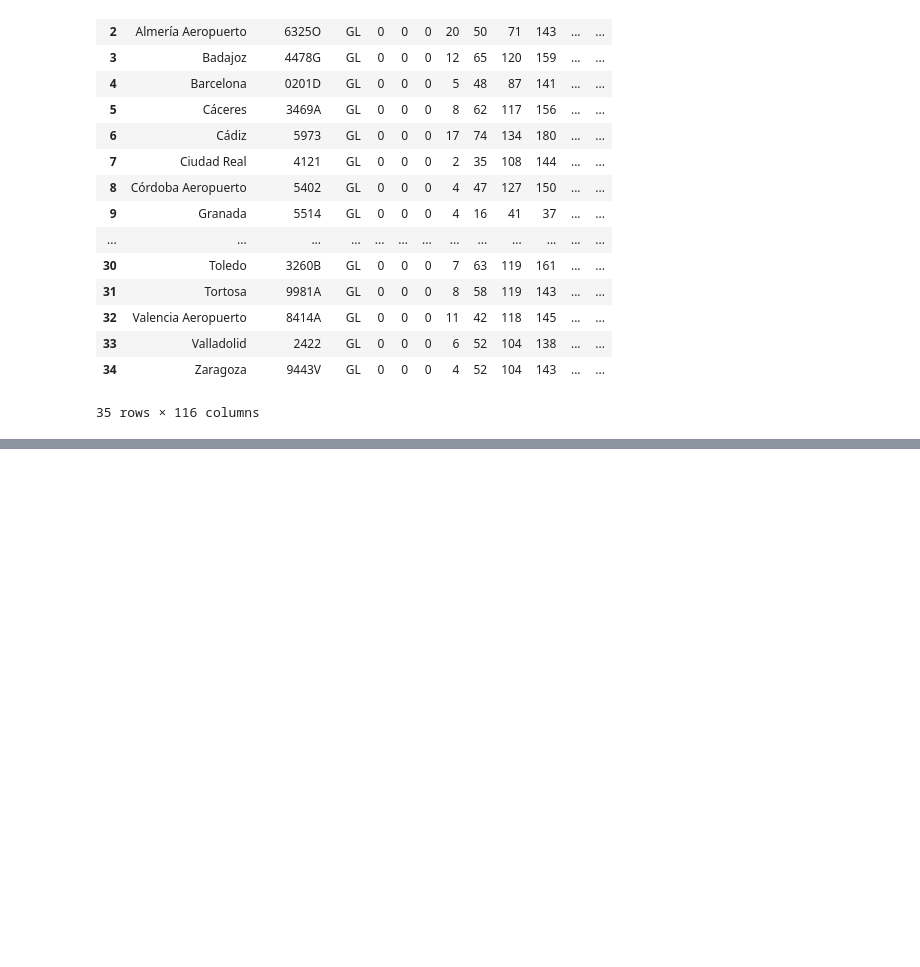
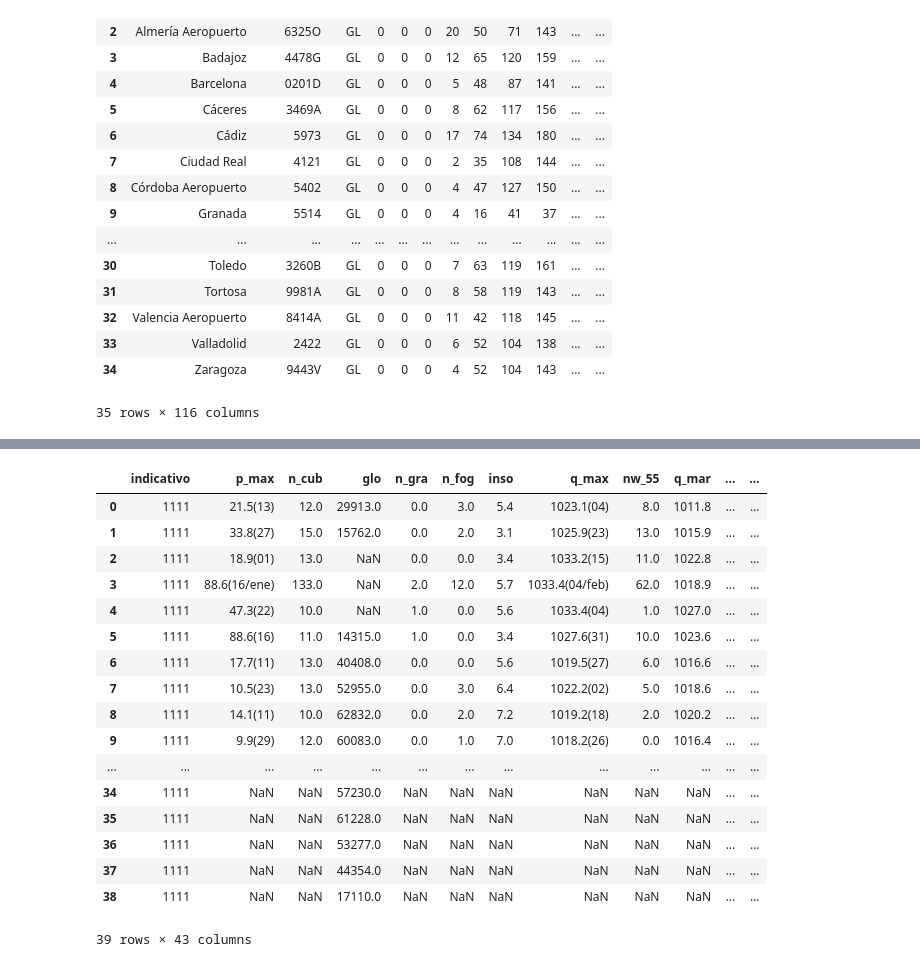
Before and after one commit to jonkar-diazperez/ML_JCDP, a Jupyter notebook: Pruebas.ipynb, the cells around one changed output, grey strips where cells are left out. Drawn from its saved outputs; the diff is of its cells as text; code cells hidden in the pictures; blank space fills up the shorter version.

```diff
--- a/Pruebas.ipynb
+++ b/Pruebas.ipynb
@@ -26,0 +426,22 @@ df_aemet
+# %%
+df_aemet_san_glo = pd.read_json('DATASETS/AEMET/AEMET SAN GLO DATOS Anuales.txt', orient='records')
+df_aemet_san_glo
+# %% [output]
+|  | indicativo | p_max | n_cub | glo | n_gra | n_fog | inso | q_max | nw_55 | q_mar | ... | ... |
+| 0 | 1111 | 21.5(13) | 12.0 | 29913.0 | 0.0 | 3.0 | 5.4 | 1023.1(04) | 8.0 | 1011.8 | ... | ... |
+| 1 | 1111 | 33.8(27) | 15.0 | 15762.0 | 0.0 | 2.0 | 3.1 | 1025.9(23) | 13.0 | 1015.9 | ... | ... |
+| 2 | 1111 | 18.9(01) | 13.0 | NaN | 0.0 | 0.0 | 3.4 | 1033.2(15) | 11.0 | 1022.8 | ... | ... |
+| 3 | 1111 | 88.6(16/ene) | 133.0 | NaN | 2.0 | 12.0 | 5.7 | 1033.4(04/feb) | 62.0 | 1018.9 | ... | ... |
+| 4 | 1111 | 47.3(22) | 10.0 | NaN | 1.0 | 0.0 | 5.6 | 1033.4(04) | 1.0 | 1027.0 | ... | ... |
+| 5 | 1111 | 88.6(16) | 11.0 | 14315.0 | 1.0 | 0.0 | 3.4 | 1027.6(31) | 10.0 | 1023.6 | ... | ... |
+| 6 | 1111 | 17.7(11) | 13.0 | 40408.0 | 0.0 | 0.0 | 5.6 | 1019.5(27) | 6.0 | 1016.6 | ... | ... |
+| 7 | 1111 | 10.5(23) | 13.0 | 52955.0 | 0.0 | 3.0 | 6.4 | 1022.2(02) | 5.0 | 1018.6 | ... | ... |
+| 8 | 1111 | 14.1(11) | 10.0 | 62832.0 | 0.0 | 2.0 | 7.2 | 1019.2(18) | 2.0 | 1020.2 | ... | ... |
+| 9 | 1111 | 9.9(29) | 12.0 | 60083.0 | 0.0 | 1.0 | 7.0 | 1018.2(26) | 0.0 | 1016.4 | ... | ... |
+| ... | ... | ... | ... | ... | ... | ... | ... | ... | ... | ... | ... | ... |
+| 34 | 1111 | NaN | NaN | 57230.0 | NaN | NaN | NaN | NaN | NaN | NaN | ... | ... |
+| 35 | 1111 | NaN | NaN | 61228.0 | NaN | NaN | NaN | NaN | NaN | NaN | ... | ... |
+| 36 | 1111 | NaN | NaN | 53277.0 | NaN | NaN | NaN | NaN | NaN | NaN | ... | ... |
+| 37 | 1111 | NaN | NaN | 44354.0 | NaN | NaN | NaN | NaN | NaN | NaN | ... | ... |
+| 38 | 1111 | NaN | NaN | 17110.0 | NaN | NaN | NaN | NaN | NaN | NaN | ... | ... |
+39 rows × 43 columns
```
Also changed, not shown: parts of 42 cells of this notebook, 46 other files.
